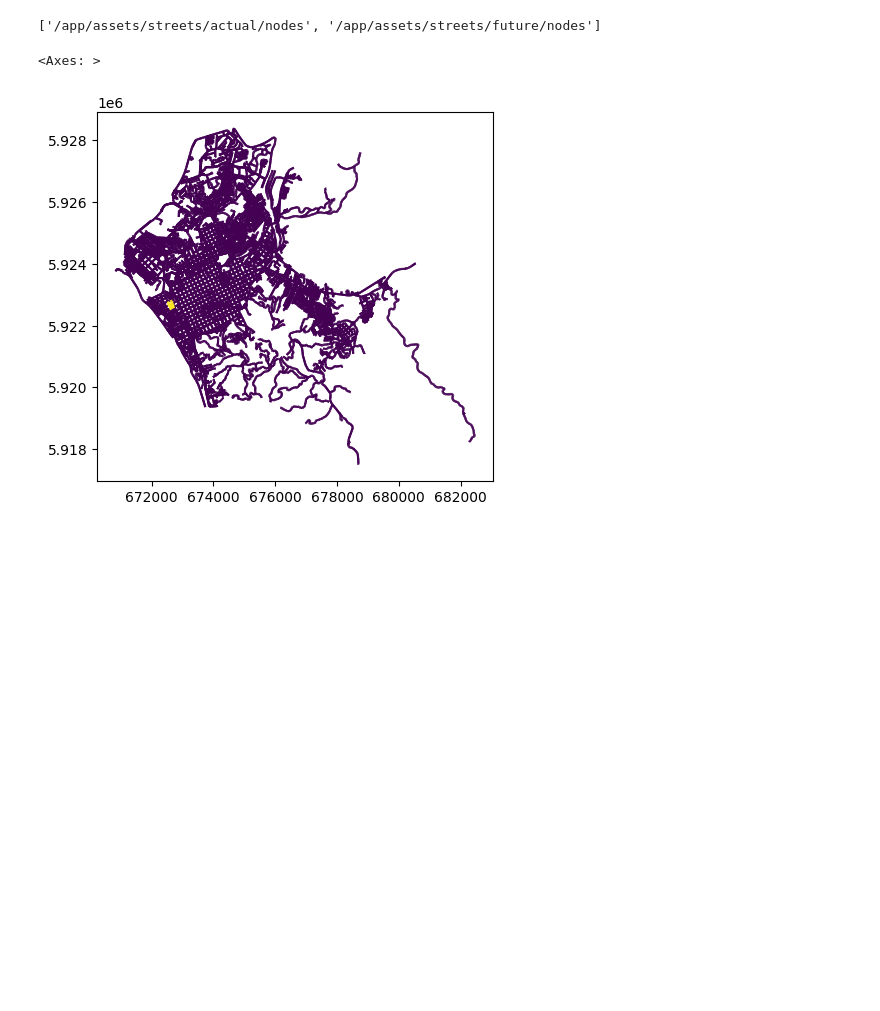
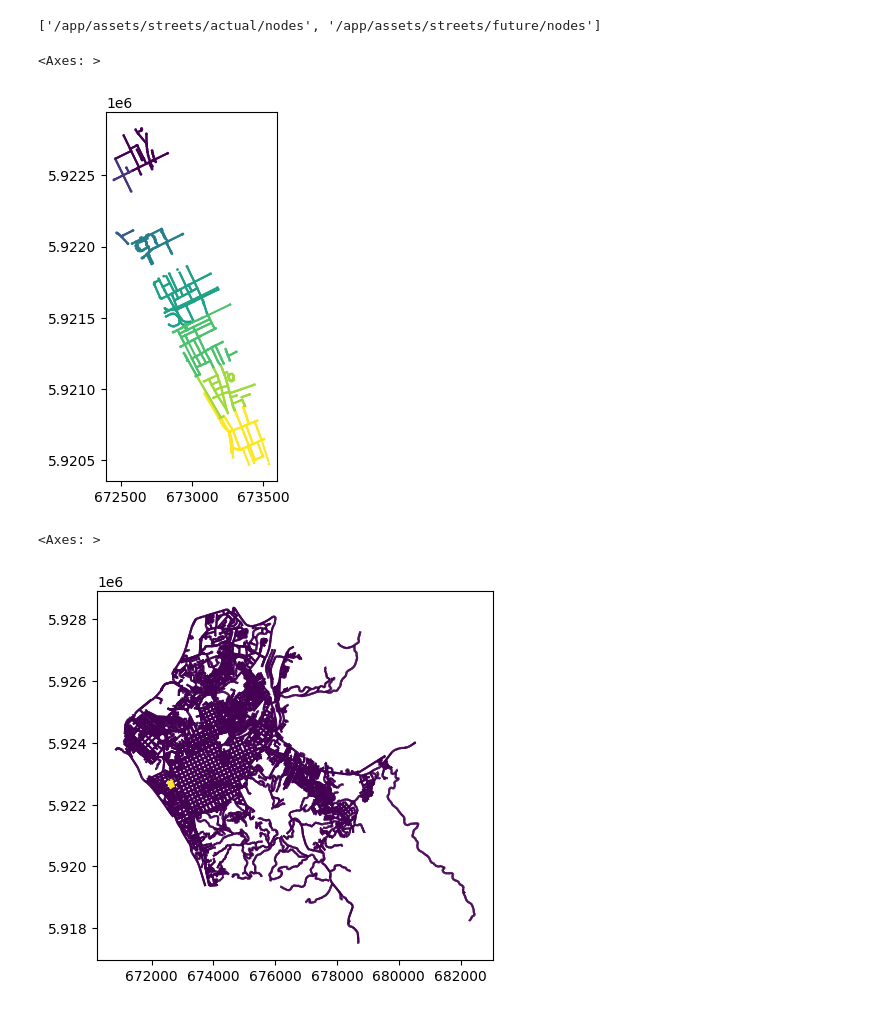
Before and after one commit to diegoalrv/clbb-io, a Jupyter notebook: notebooks/testing.ipynb, the cells around one changed output. Saved outputs shown, nothing was run; the diff lists cells and outputs as text; code cells hidden in the pictures; blank space fills up the shorter version.

```diff
--- a/notebooks/testing.ipynb
+++ b/notebooks/testing.ipynb
@@ -42,21 +42,41 @@ actual_nodes['plate_id'] = 0
 future_edges['plate_id'] = 0
 future_nodes['plate_id'] = 0
 # %%
+def labeling_plate_id(nodes, edges):
+    for plate_id in np.arange(1,9):
+        # print(plate_id)
+        plate = gpd.read_file(f'/app/assets/plates/{plate_id}').to_crs(default_crs)
+
+        select_nodes = gpd.sjoin(nodes, plate, how='inner')
+        edges_mask = edges['u'].isin(select_nodes.osmid) | edges['v'].isin(select_nodes.osmid)
+        select_edges = edges[edges_mask]
+        nodes_mask = nodes['osmid'].isin(select_edges['u']) | nodes['osmid'].isin(select_edges['v'])
+        select_nodes = nodes[nodes_mask]
+
+        nodes.loc[nodes_mask, 'plate_id'] = plate_id
+        edges.loc[edges_mask, 'plate_id'] = plate_id
+    return nodes, edges
+
 nodes = actual_nodes.copy()
 edges = actual_edges.copy()
+nodes, edges = labeling_plate_id(nodes, edges)
+nodes.to_parquet('/app/assets/streets/actual/nodes.parquet')
+edges.to_parquet('/app/assets/streets/actual/edges.parquet')
 
-plate_id = 1
-plate = gpd.read_file(f'/app/assets/plates/{plate_id}').to_crs(default_crs)
-
-select_nodes = gpd.sjoin(nodes, plate, how='inner')
-edges_mask = edges['u'].isin(select_nodes.osmid) | edges['v'].isin(select_nodes.osmid)
-select_edges = edges[edges_mask]
-nodes_mask = nodes['osmid'].isin(select_edges['u']) | nodes['osmid'].isin(select_edges['v'])
-select_nodes = nodes[nodes_mask]
-
-nodes.loc[nodes_mask, 'plate_id'] = plate_id
-edges.loc[edges_mask, 'plate_id'] = plate_id
+nodes = future_nodes.copy()
+edges = future_edges.copy()
+nodes, edges = labeling_plate_id(nodes, edges)
+nodes.to_parquet('/app/assets/streets/future/nodes.parquet')
+edges.to_parquet('/app/assets/streets/future/edges.parquet')
 
 # mask_future_edges = ~select_future_edges['osmid'].isin(select_actual_edges['osmid'])
 # edges_to_change = gpd.sjoin(select_future_edges[mask_future_edges], plate, how='inner')
+# %%
+import matplotlib.pyplot as plt
+fig, ax = plt.subplots()
+nodes[nodes['plate_id']!=0].plot(column='plate_id', markersize=1, ax=ax)
+edges[edges['plate_id']!=0].plot(column='plate_id', ax=ax)
+# %% [output]
+<Axes: >
+[figure, added]
 # %%
```
Also changed, not shown: parts of 1 cell of this notebook, 3 other files.
